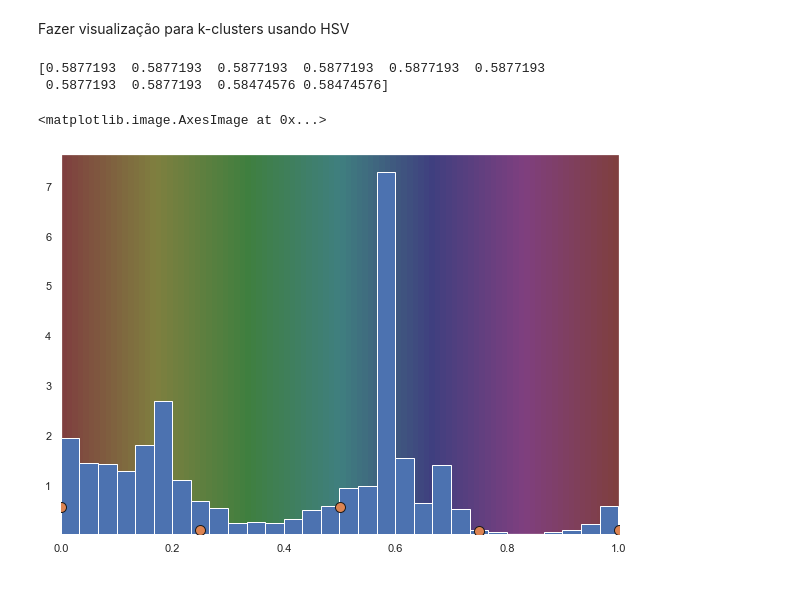
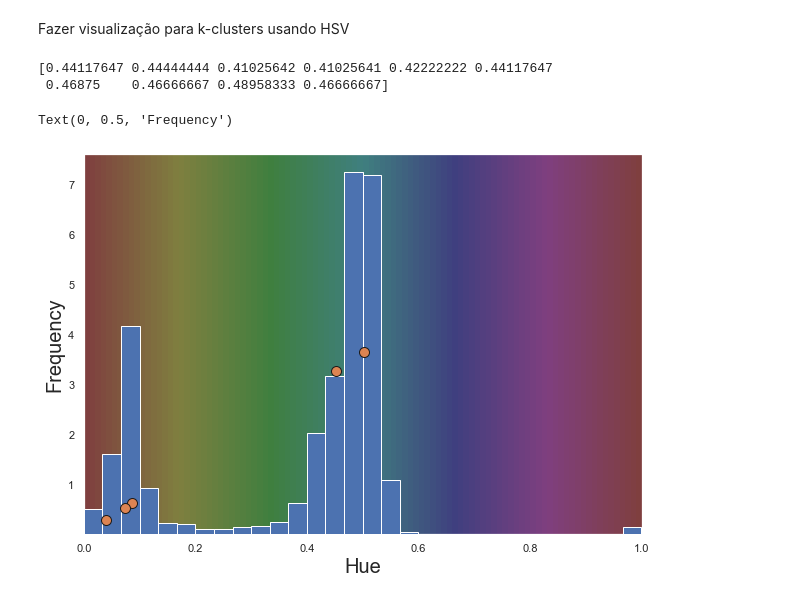
Before and after one commit to DQN-AGENTS-EESTECH22/ML-MODEL, a Jupyter notebook: jupyter kmeans/kmeans2.ipynb, the cells around one changed output. Saved outputs shown, nothing was run; the diff lists cells and outputs as text; code cells hidden in the pictures.

```diff
--- a/jupyter kmeans/kmeans2.ipynb
+++ b/jupyter kmeans/kmeans2.ipynb
@@ -15,7 +15,7 @@ from sklearn.datasets import load_sample_image
 from sklearn.utils import shuffle
 from time import time
 # %%
-china = load_sample_image("china.jpg")
+china = load_sample_image("flower.jpg")
 china.shape
 # %% [output]
 (427, 640, 3)
@@ -113,32 +113,34 @@ Xhue = Xhsv[:, 0]
 
 print(Xhue[:10])
 # %% [output]
-[0.5877193  0.5877193  0.5877193  0.5877193  0.5877193  0.5877193
- 0.5877193  0.5877193  0.58474576 0.58474576]
+[0.44117647 0.44444444 0.41025642 0.41025641 0.42222222 0.44117647
+ 0.46875    0.46666667 0.48958333 0.46666667]
 # %%
 # fazer histograma dos valores de hue presentes na imagem
 fig = plt.figure(figsize=(10, 7))
 ax = fig.add_subplot()
-bins, etc, etc2 = ax.hist(Xhue, bins=30, density=True, zorder=4)
+bins, etc, etc2 = ax.hist(Xhue, bins=30, zorder=4, density=True)
 
 # converter centros dos kmeans para HSV
 centersHsv = convert_rgb_to_hsv(rgb)
 # manter apenas Hue e comparar no histograma
 centersHue = centersHsv[:, 0]
-ax.plot(np.linspace(0, 1, centersHue.size), centersHue,
+ax.plot(centersHue, np.max(bins)*centersHue,
         ls='None', marker='o', ms=10.0, mec='k', zorder=5)
 
 # mapear Hue no fundo
 hue_colormap = np.zeros((100, 100, 3))
 hue_colormap[:, :, 1:] = 0.5
 hue_colormap[:, :, 0] = np.linspace(0, 1, 100)
 test = hue_colormap.reshape(100*100, 3)
 rgb_colormap = convert_hsv_to_rgb(hue_colormap.reshape(100*100, 3))
 figRanges = [0, 1, np.min(bins), 1.05*np.max(bins)]
 ax.imshow(rgb_colormap.reshape(100, 100, 3), extent=figRanges, zorder=1, aspect="auto")
+ax.set_xlabel("Hue", fontsize=20)
+ax.set_ylabel("Frequency", fontsize=20)
 # %% [output]
-<matplotlib.image.AxesImage at 0x...>
+Text(0, 0.5, 'Frequency')
-[figure, old version]
+[figure, new version]
 # %%
 plt.figure(figsize=(14,8))
 plt.imshow(china)
```
Also changed, not shown: parts of 5 cells of this notebook, 18 other files.
